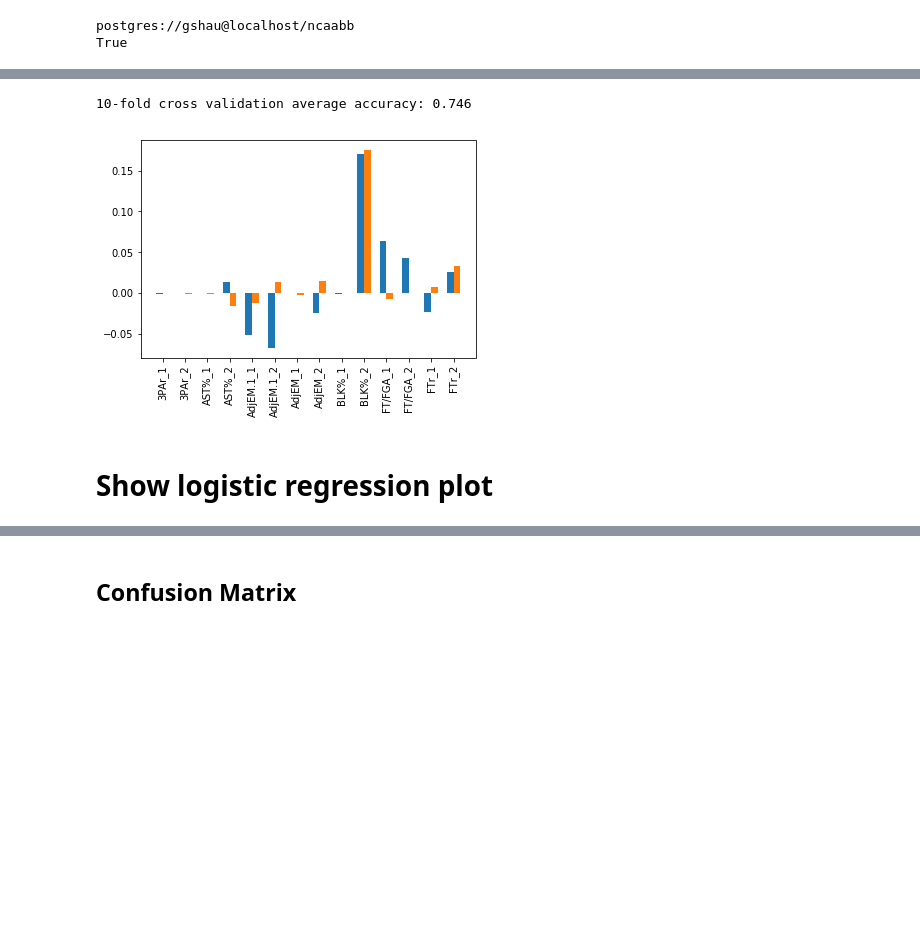
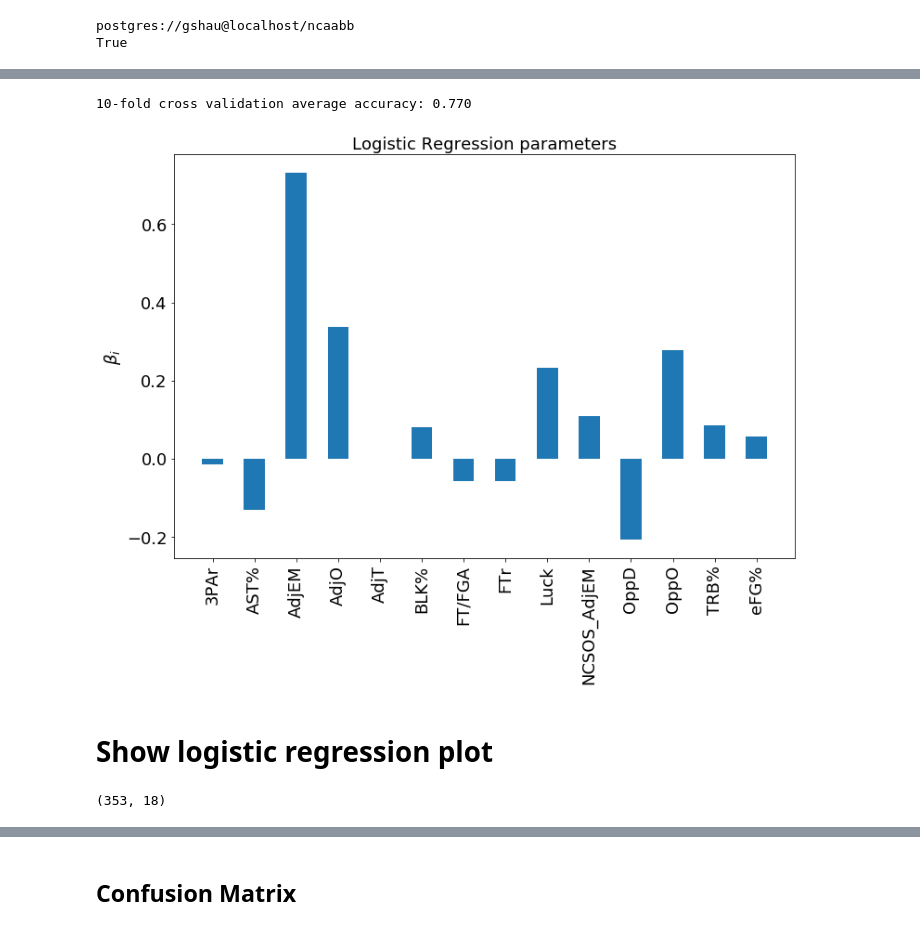
Before and after one commit to gshau/madBrackets, a Jupyter notebook: gameAnalysis.ipynb, the cells around one changed output, grey strips where cells are left out. Saved outputs shown, nothing was run; the diff lists cells and outputs as text; code cells hidden in the pictures; blank space fills up the shorter version.

```diff
--- a/gameAnalysis.ipynb
+++ b/gameAnalysis.ipynb
@@ -153,38 +99,49 @@ for lab in features:
 
 
 dfClean=dfNew
+features=np.array(sorted(dfClean.columns))
 # %%
 n_fold = 10
 test_size = 0.2
 
 
-cols=dfClean.columns
-dfClean=dfClean[sorted(cols)]
+dfClean=dfClean[features]
 
 scaler=StandardScaler().fit(dfClean)
 scaled=scaler.transform(dfClean)
-# X=scaled
-X=dfClean
+X=scaled
+# X=dfClean
 
 y=dfAll['outcome']
 
 X_train, X_test, y_train, y_test = train_test_split(X, y, test_size=test_size, random_state=0)
 
-# model = LogisticRegression(C=0.001,multi_class='multinomial',solver='sag')
-model = LogisticRegression(C=0.01,penalty='l2',fit_intercept=True)
+# for c in np.logspace(-4,0,20):
+c=0.1
+# model = LogisticRegression(C=c,penalty='l2',fit_intercept=True)
+c=1
+model = LogisticRegression(C=c,penalty='l1',fit_intercept=True)
 # model=RandomForestClassifier(n_estimators=100, oob_score=True, random_state=123456)
 model.fit(X_train, y_train)
 
 y_pred=model.predict(X_test)
-kfold = model_selection.KFold(n_splits=n_fold, random_state=0)
-scoring = 'accuracy'
+kfold = model_selection.KFold(n_splits=n_fold, random_state=10)
+scoring = 'roc_auc' #['accuracy','precision']
 results = model_selection.cross_val_score(model, X, y, cv=kfold, scoring=scoring)
-print("10-fold cross validation average accuracy: %.3f" % (results.mean()))
+print (c)
+print("10-fold cross validation average "+scoring+": %.3f %.3f" % (results.mean(),results.std()))
 
-
-# y_predPythag=pythagGame(X_test)
+y_predPythag=pythagGame(dfAll,exp=13.5)
 
 # print('Accuracy using pythagorean win expectation: %.3f' % ((np.round(y_predPythag)==y_test).sum()/len(y_test)))
+print()
+print('Pythac ROC AUC: ',roc_auc_score(y,y_predPythag))
+print('LogReg ROC AUC: ',roc_auc_score(y,model.predict_proba(X)[:,1]))
+print()
 
 # res.append([year,results.mean(),(np.round(y_predPythag)==y_test).sum()/len(y_test)])
+row=1
+print(dfAll.loc[row][['name_1','name_2']].values)
+print(model.predict_proba(X)[row,:])
+print((model.coef_!=0).sum())
 # %% [output]
@@ -274,20 +315,29 @@ scoring = 'accuracy'
 results = model_selection.cross_val_score(clf, X, y, cv=kfold, scoring=scoring)
 print("10-fold cross validation average accuracy: %.3f" % (results.mean()))
 # %% [output]
-10-fold cross validation average accuracy: 0.746
+10-fold cross validation average accuracy: 0.770
 # %%
-ndata=int(len(model.coef_[0])/2)
-plt.bar(np.arange(ndata)-0.15, model.coef_[0][:ndata],width=0.3)
-plt.bar(np.arange(ndata)+.15, -model.coef_[0][ndata:],width=0.3)
+ndata=int(len(model.coef_[0]))
+plt.bar(np.arange(ndata), model.coef_[0],width=0.5)
+# plt.bar(np.arange(ndata)+.15, -model.coef_[0][ndata:],width=0.3)
 labels=dfClean.keys();
 plt.xticks(np.arange(ndata), labels, rotation='vertical');
+plt.gca().tick_params(labelsize=18)
+plt.title('Logistic Regression parameters',size=18);
+plt.ylabel('$\\beta_i$',size=18);
+
+# plt.x
 # %% [output]
-[figure, old version]
+[figure, new version]
 # %% [markdown]
 # Show logistic regression plot
 # %%
 def logit(x):
     return 1./(1.+np.exp(-x))
 # logit(X_test.dot(model.coef_.T)).values-model.predict_proba(X_test)[:,1,None]
+# %%
+X_test.shape
+# %% [output]
+(353, 18)
 # %%
 xcoord = X_test.dot(model.coef_.T)
```
Also changed, not shown: parts of 18 cells of this notebook, 7 other files.
